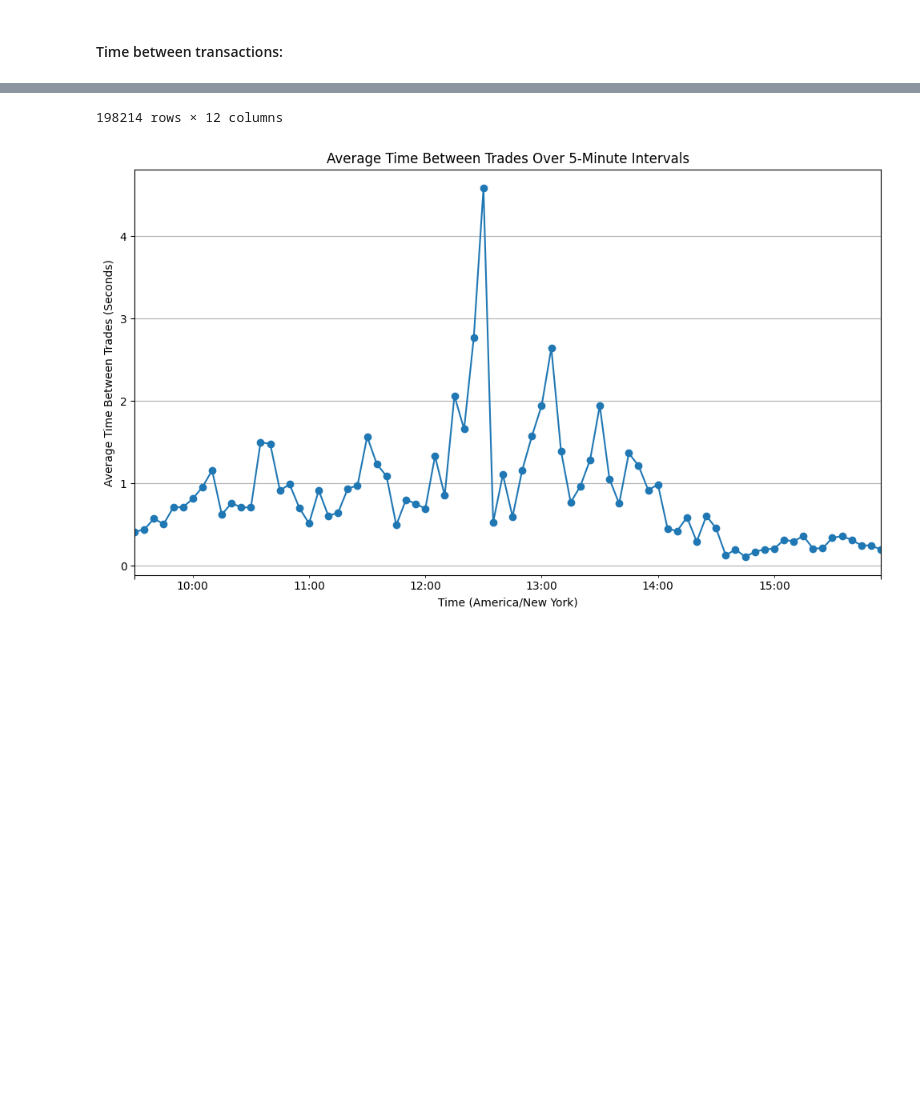
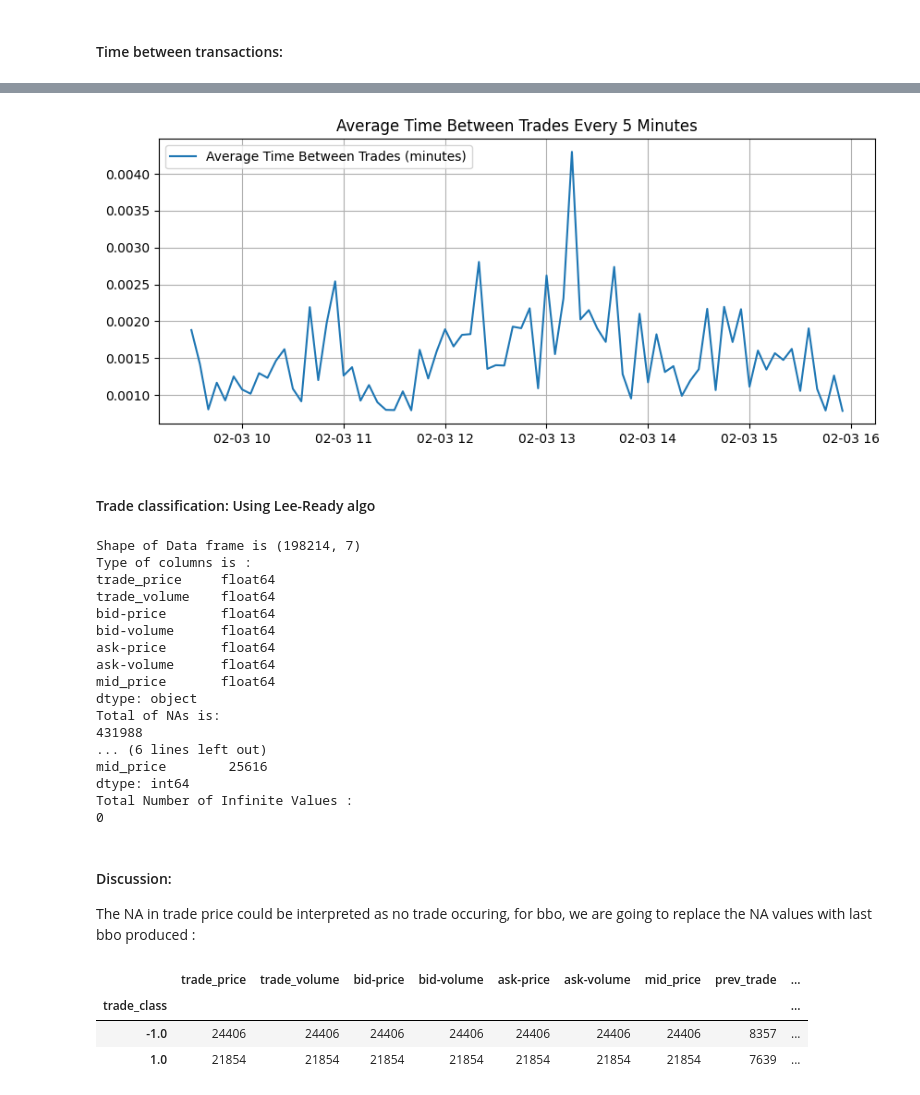
Before and after one commit to yassinech2/Flash_crash, a Jupyter notebook: 1_3Data_analysis.ipynb, the cells around one changed output, grey strips where cells are left out. Drawn from its saved outputs; the diff is of its cells as text; code cells hidden in the pictures; blank space fills up the shorter version.

```diff
--- a/1_3Data_analysis.ipynb
+++ b/1_3Data_analysis.ipynb
@@ -205,3 +230,14 @@ pd_df = filtered_df.to_pandas_df()
 # %%
-pd_df
+# Calculate time differences between consecutive transactions
+df_normal['time_diff'] = df_normal.index.to_series().diff()
+# Filter out the rows where no trade occurred
+df_trade_only = df_normal[df_normal['trade_price'].notna()]
+# Resample to 5-minute intervals and compute the average of 'time_diff'
+average_time_diff = df_trade_only['time_diff'].resample('5T').mean()
+average_time_diff_in_minutes = average_time_diff.dt.total_seconds() / 60  # Convert to minutes
+
+# Plotting
+graphs.snsPlotVariation(average_time_diff_in_minutes,
+                       "Average Time Between Trades (minutes)",
+                       "Average Time Between Trades Every 5 Minutes")
 # %% [output]
@@ -220,32 +244,3 @@ pd_df
-198214 rows × 12 columns
+[figure, added]
-# %%
-# Using the sample DataFrame created earlier
-# Let's assume NA values in 'trade_price' indicate no trade
-
-# Filter out rows where 'trade_price' is NA
-trades_df = pd_df.dropna(subset=['trade_price']).copy()
-
-# Set 'timestamp' as the index
-trades_df.set_index('index', inplace=True)
-
-# Calculate the time differences between consecutive trades
-trades_df['time_diff'] = trades_df.index.to_series().diff().dt.total_seconds()
-
-# Resample to 5-minute intervals and calculate the mean time difference
-avg_time_diff_per_5mn = trades_df['time_diff'].resample('5T').mean()
-
-# Convert the index to America/New York timezone for plotting
-avg_time_diff_per_5mn.index = avg_time_diff_per_5mn.index.tz_localize('UTC').tz_convert('America/New_York')
-
-# Plotting
-plt.figure(figsize=(10, 6))
-avg_time_diff_per_5mn.plot(marker='o')
-plt.ylabel("Average Time Between Trades (Seconds)")
-plt.xlabel("Time (America/New York)")
-plt.title("Average Time Between Trades Over 5-Minute Intervals")
-plt.xticks(rotation=45)
-plt.grid(True)
-plt.tight_layout()
-plt.show()
-# %% [output]
-[figure, removed]
+# %% [markdown]
+#### Trade classification: Using Lee-Ready algo
@@ -251,0 +269,23 @@ plt.show()
+# %%
+dataFrameInspection.dataFrameinfo(df_crash)
+# %% [output]
+Shape of Data frame is (198214, 7)
+Type of columns is :
+trade_price     float64
+trade_volume    float64
+bid-price       float64
+bid-volume      float64
+ask-price       float64
+ask-volume      float64
+mid_price       float64
+dtype: object
+Total of NAs is:
+431988
+... (6 lines left out)
+mid_price        25616
+dtype: int64
+Total Number of Infinite Values :
+0
+# %% [markdown]
+#### Discussion:
+The NA in trade price could be interpreted as no trade occuring, for bbo, we are going to replace the NA values with last bbo produced :
@@ -251,0 +329,7 @@ plt.show()
+# %%
+df_crash.groupby('trade_class').count()
+# %% [output]
+|  | trade_price | trade_volume | bid-price | bid-volume | ask-price | ask-volume | mid_price | prev_trade | ... |
+| trade_class |  |  |  |  |  |  |  |  | ... |
+| -1.0 | 24406 | 24406 | 24406 | 24406 | 24406 | 24406 | 24406 | 8357 | ... |
+| 1.0 | 21854 | 21854 | 21854 | 21854 | 21854 | 21854 | 21854 | 7639 | ... |
```
Also changed, not shown: parts of 22 cells of this notebook.
